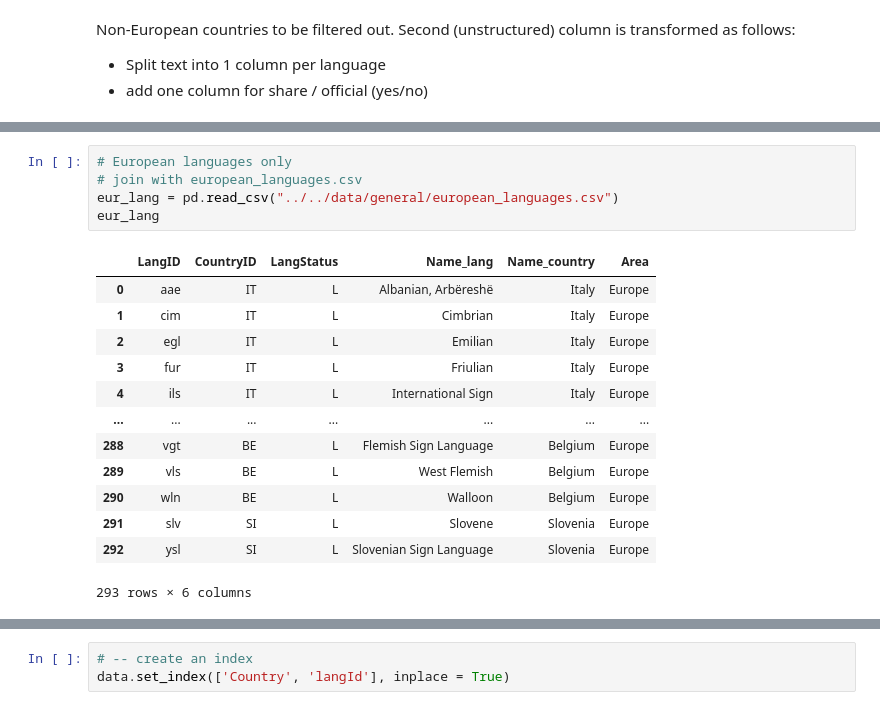
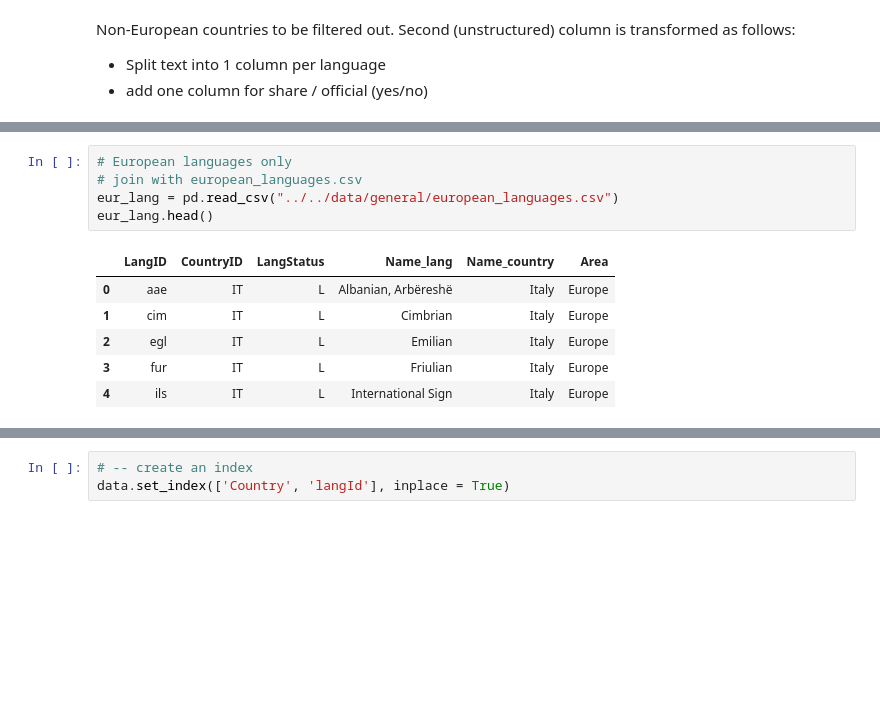
Before and after one commit to Eszti/lang-changes, a Jupyter notebook: notebooks/Alex/ciaFactBook.ipynb, the cells around one changed output, grey strips where cells are left out. Drawn from its saved outputs; the diff is of its cells as text; blank space fills up the shorter version.

```diff
--- a/notebooks/Alex/ciaFactBook.ipynb
+++ b/notebooks/Alex/ciaFactBook.ipynb
@@ -130,19 +88,12 @@ data
 # %%
 # European languages only
 # join with european_languages.csv
 eur_lang = pd.read_csv("../../data/general/european_languages.csv")
-eur_lang
+eur_lang.head()
 # %% [output]
 |  | LangID | CountryID | LangStatus | Name_lang | Name_country | Area |
 | 0 | aae | IT | L | Albanian, Arbëreshë | Italy | Europe |
 | 1 | cim | IT | L | Cimbrian | Italy | Europe |
 | 2 | egl | IT | L | Emilian | Italy | Europe |
 | 3 | fur | IT | L | Friulian | Italy | Europe |
 | 4 | ils | IT | L | International Sign | Italy | Europe |
-| ... | ... | ... | ... | ... | ... | ... |
-| 288 | vgt | BE | L | Flemish Sign Language | Belgium | Europe |
-| 289 | vls | BE | L | West Flemish | Belgium | Europe |
-| 290 | wln | BE | L | Walloon | Belgium | Europe |
-| 291 | slv | SI | L | Slovene | Slovenia | Europe |
-| 292 | ysl | SI | L | Slovenian Sign Language | Slovenia | Europe |
-293 rows × 6 columns
```
Also changed, not shown: parts of 24 cells of this notebook.
